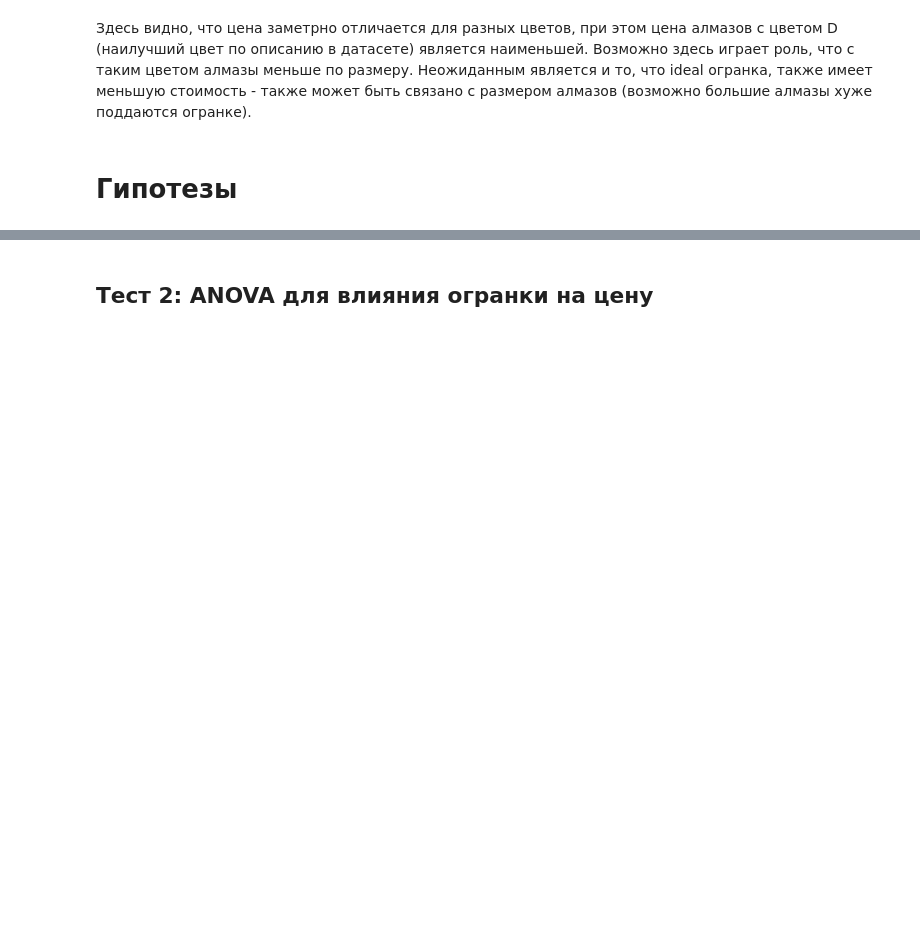
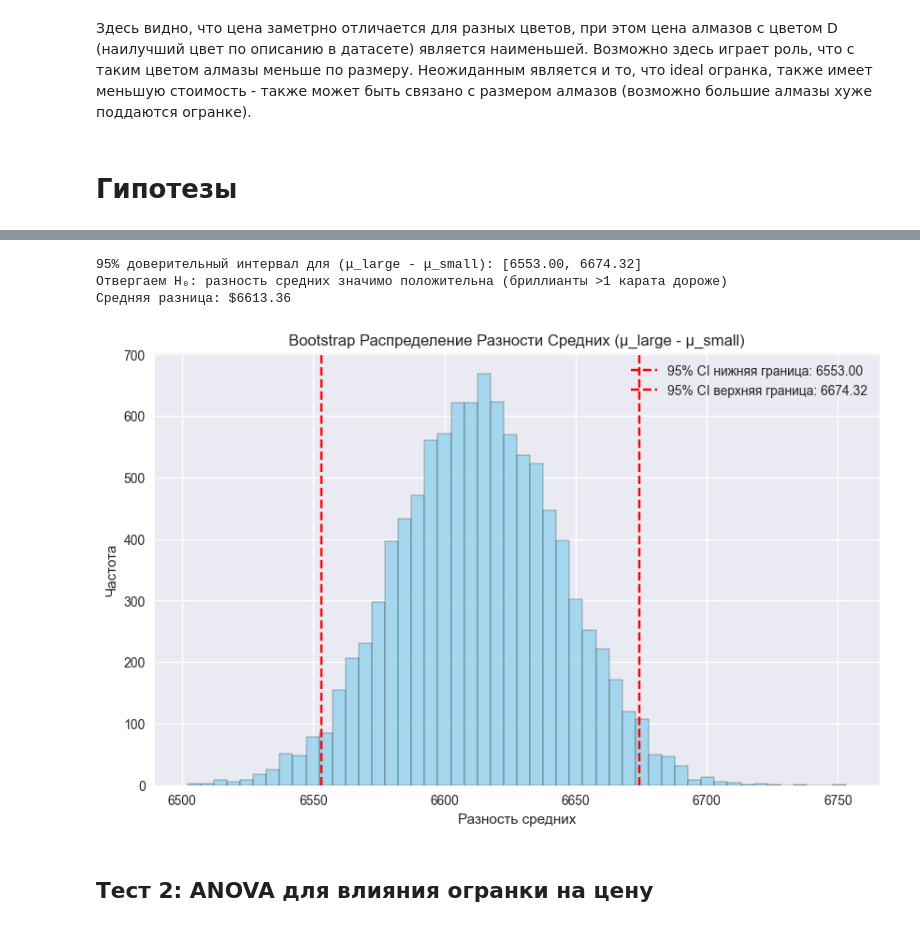
Before and after one commit to topskier/data_science, a Jupyter notebook: SpbStu/econometrics/project_final.ipynb, the cells around one changed output, grey strips where cells are left out. Saved outputs shown, nothing was run; the diff lists cells and outputs as text; code cells hidden in the pictures; blank space fills up the shorter version.

```diff
--- a/SpbStu/econometrics/project_final.ipynb
+++ b/SpbStu/econometrics/project_final.ipynb
@@ -285,3 +264,49 @@ t-статистика=-214.9629, p-value=0.0000
+# %%
+from scipy.stats import bootstrap
+group_small = df[df['carat'] <= 1]['price']
+group_large = df[df['carat'] > 1]['price']
+def statistic(x, y):
+    return np.mean(x) - np.mean(y)
+
+# Подготовка данных в виде кортежей
+data = (group_large.values, group_small.values)
+
+# Bootstrap (n_resamples=10000 для точности)
+res = bootstrap(data, statistic, n_resamples=10000,
+                paired=False, batch=100, random_state=42,
+                method='BCa')  # Bias-corrected and accelerated
+
+# Доверительный интервал
+ci_low, ci_high = res.confidence_interval
+print(f"95% доверительный интервал для (μ_large - μ_small): [{ci_low:.2f}, {ci_high:.2f}]")
+
+# Односторонний тест: проверяем, что интервал не пересекает 0 с положительной стороны
+if ci_low > 0:
+    print("Отвергаем H₀: разность средних значимо положительна (бриллианты >1 карата дороже)")
+    print(f"Средняя разница: ${group_large.mean() - group_small.mean():.2f}")
+elif ci_high < 0:
+    print("Данные показывают отрицательную разность (≤1 карат дороже >1 карата)")
+    print(f"Средняя разница: ${group_large.mean() - group_small.mean():.2f}")
+else:
+    print("Не отвергаем H₀: интервал разности содержит 0 (нет значимого различия)")
+
+# Визуализация bootstrap распределения
+boot_means = res.bootstrap_distribution
+plt.figure(figsize=(10, 6))
+plt.hist(boot_means, bins=50, alpha=0.7, color='skyblue', edgecolor='black')
+plt.axvline(x=ci_low, color='red', linestyle='--', label=f'95% CI нижняя граница: {ci_low:.2f}')
+plt.axvline(x=ci_high, color='red', linestyle='--', label=f'95% CI верхняя граница: {ci_high:.2f}')
+#plt.axvline(x=0, color='black', linestyle='-', label='Нулевая гипотеза (0)')
+plt.title('Bootstrap Распределение Разности Средних (μ_large - μ_small)')
+plt.xlabel('Разность средних')
+plt.ylabel('Частота')
+plt.legend()
+plt.show()
+# %% [output]
+95% доверительный интервал для (μ_large - μ_small): [6553.00, 6674.32]
+Отвергаем H₀: разность средних значимо положительна (бриллианты >1 карата дороже)
+Средняя разница: $6613.36
+[figure, added]
 # %% [markdown]
 ## Тест 2: ANOVA для влияния огранки на цену
 # %%
```
Also changed, not shown: parts of 9 cells of this notebook, 1 other file.
